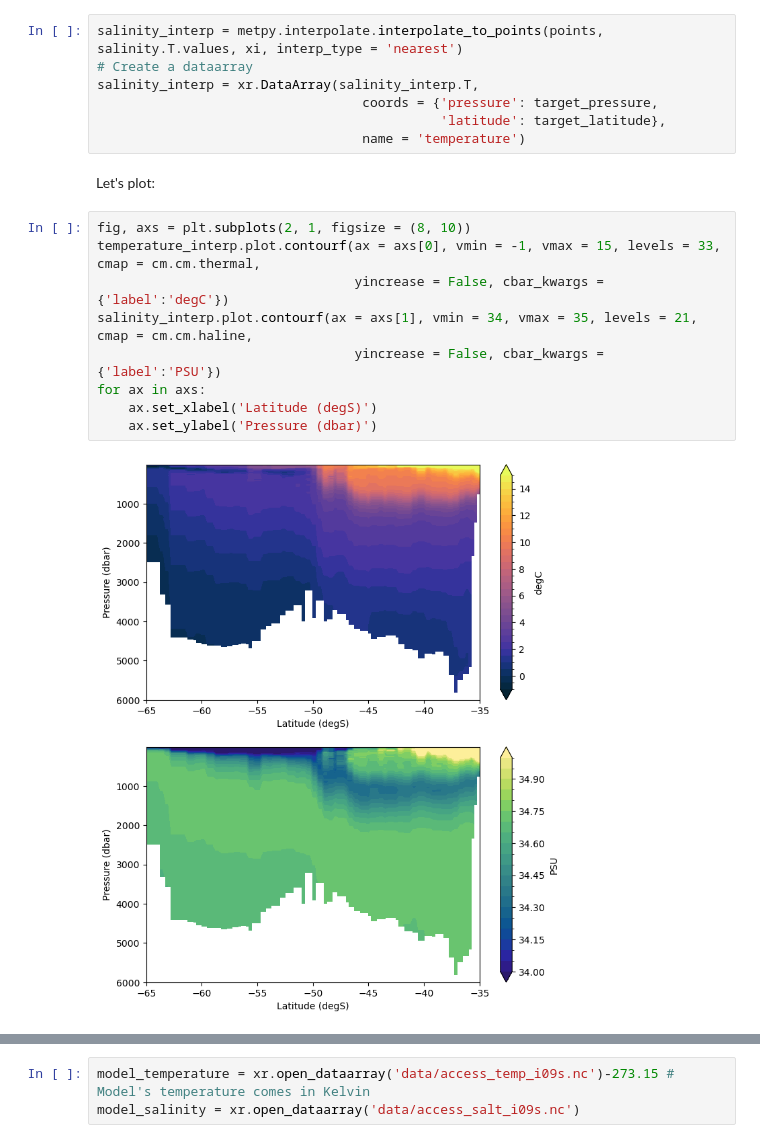
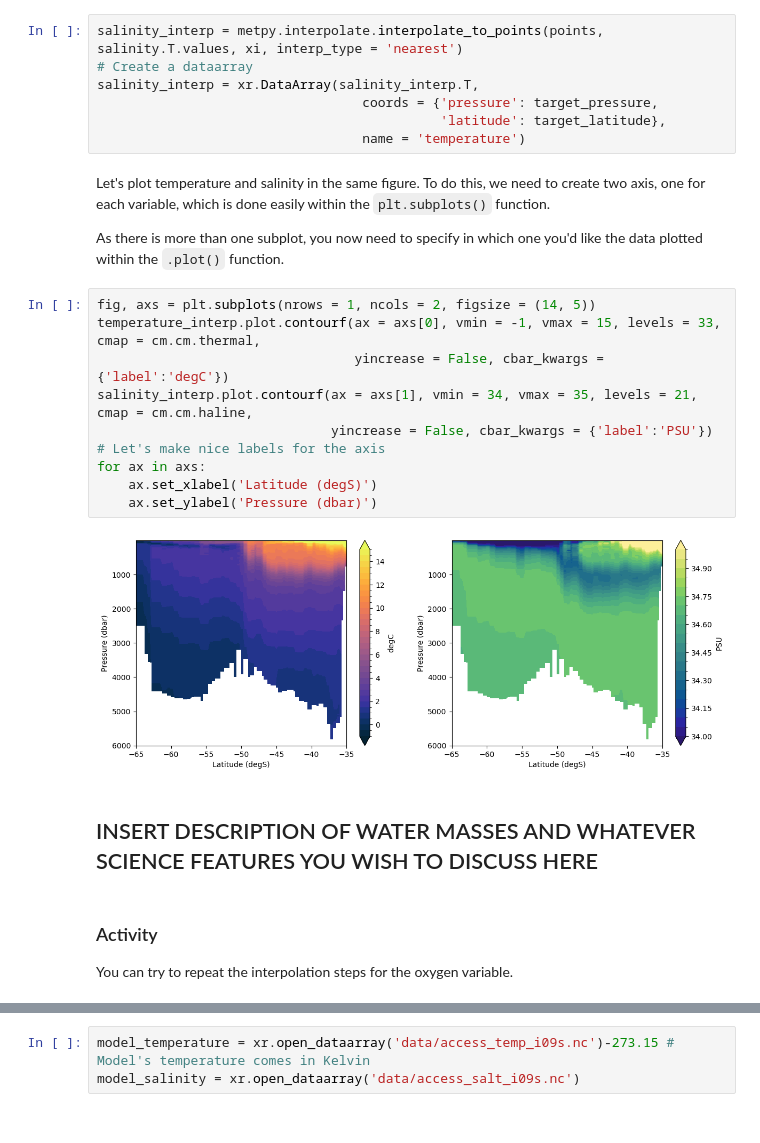
Before and after one commit to julia-neme/Tutorial_Sophie, a Jupyter notebook: I09S_model_comparison.ipynb, the cells around one changed output, grey strips where cells are left out. Drawn from its saved outputs; the diff is of its cells as text.

```diff
--- a/I09S_model_comparison.ipynb
+++ b/I09S_model_comparison.ipynb
@@ -141,19 +240,28 @@ salinity_interp = xr.DataArray(salinity_interp.T,
                                   coords = {'pressure': target_pressure,
                                             'latitude': target_latitude},
                                   name = 'temperature')
-# %% [markdown]
-Let's plot:
+# %% [markdown]
+Let's plot temperature and salinity in the same figure. To do this, we need to create two axis, one for each variable, which is done easily within the `plt.subplots()` function.
+
+As there is more than one subplot, you now need to specify in which one you'd like the data plotted within the `.plot()` function.
 # %%
-fig, axs = plt.subplots(2, 1, figsize = (8, 10))
+fig, axs = plt.subplots(nrows = 1, ncols = 2, figsize = (14, 5))
 temperature_interp.plot.contourf(ax = axs[0], vmin = -1, vmax = 15, levels = 33, cmap = cm.cm.thermal,
                                  yincrease = False, cbar_kwargs = {'label':'degC'})
 salinity_interp.plot.contourf(ax = axs[1], vmin = 34, vmax = 35, levels = 21, cmap = cm.cm.haline,
-                                 yincrease = False, cbar_kwargs = {'label':'PSU'})
+                              yincrease = False, cbar_kwargs = {'label':'PSU'})
+# Let's make nice labels for the axis
 for ax in axs:
     ax.set_xlabel('Latitude (degS)')
     ax.set_ylabel('Pressure (dbar)')
 # %% [output]
-[figure, old version]
+[figure, new version]
+# %% [markdown]
+## INSERT DESCRIPTION OF WATER MASSES AND WHATEVER SCIENCE FEATURES YOU WISH TO DISCUSS HERE
+# %% [markdown]
+### Activity
+
+You can try to repeat the interpolation steps for the oxygen variable.
 # %% [markdown]
 ## Comparison with ACCESS-OM2
 
```
Also changed, not shown: parts of 53 cells of this notebook, 1 other file.
